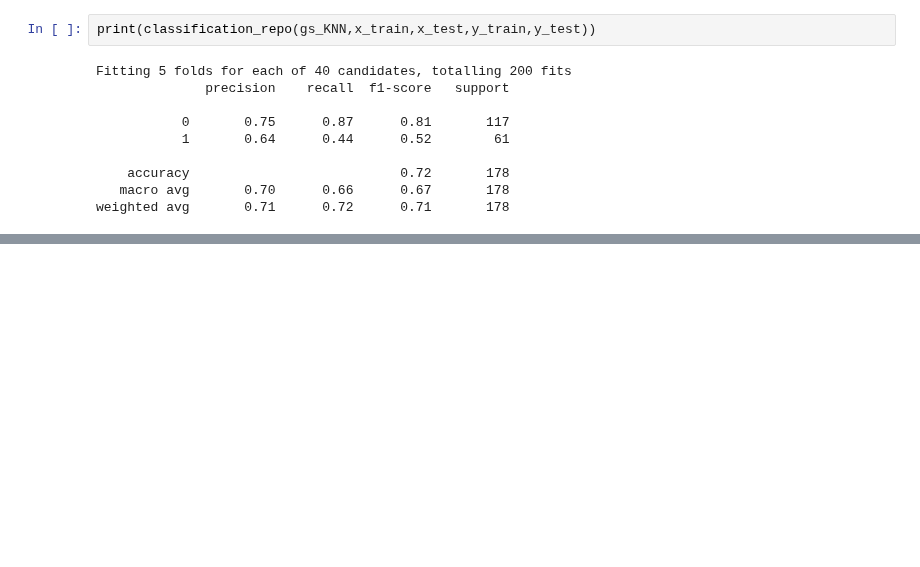
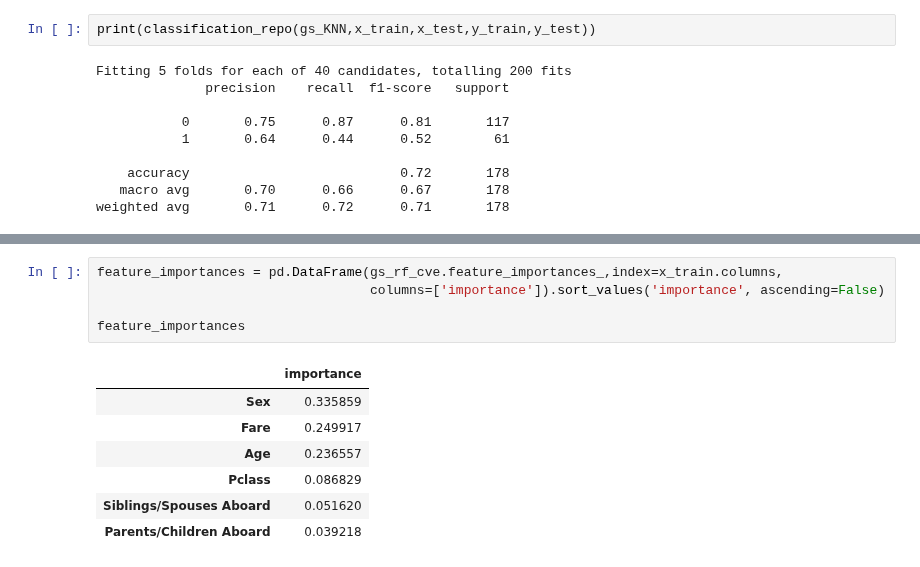
Before and after one commit to shamimsikder/ML-Exercises, a Jupyter notebook: Exercise Project/Titanic Project.ipynb, the cells around one changed output, grey strips where cells are left out. Drawn from its saved outputs; the diff is of its cells as text; blank space fills up the shorter version.

```diff
--- a/Exercise Project/Titanic Project.ipynb
+++ b/Exercise Project/Titanic Project.ipynb
@@ -745,0 +755,13 @@ rf_cv_metrics.T.plot.bar(title="RFC cross-validated classification metrics",lege
+# %%
+feature_importances = pd.DataFrame(gs_rf_cve.feature_importances_,index=x_train.columns,
+                                   columns=['importance']).sort_values('importance', ascending=False)
+
+feature_importances
+# %% [output]
+|  | importance |
+| Sex | 0.335859 |
+| Fare | 0.249917 |
+| Age | 0.236557 |
+| Pclass | 0.086829 |
+| Siblings/Spouses Aboard | 0.051620 |
+| Parents/Children Aboard | 0.039218 |
```
Also changed, not shown: parts of 41 cells of this notebook.
